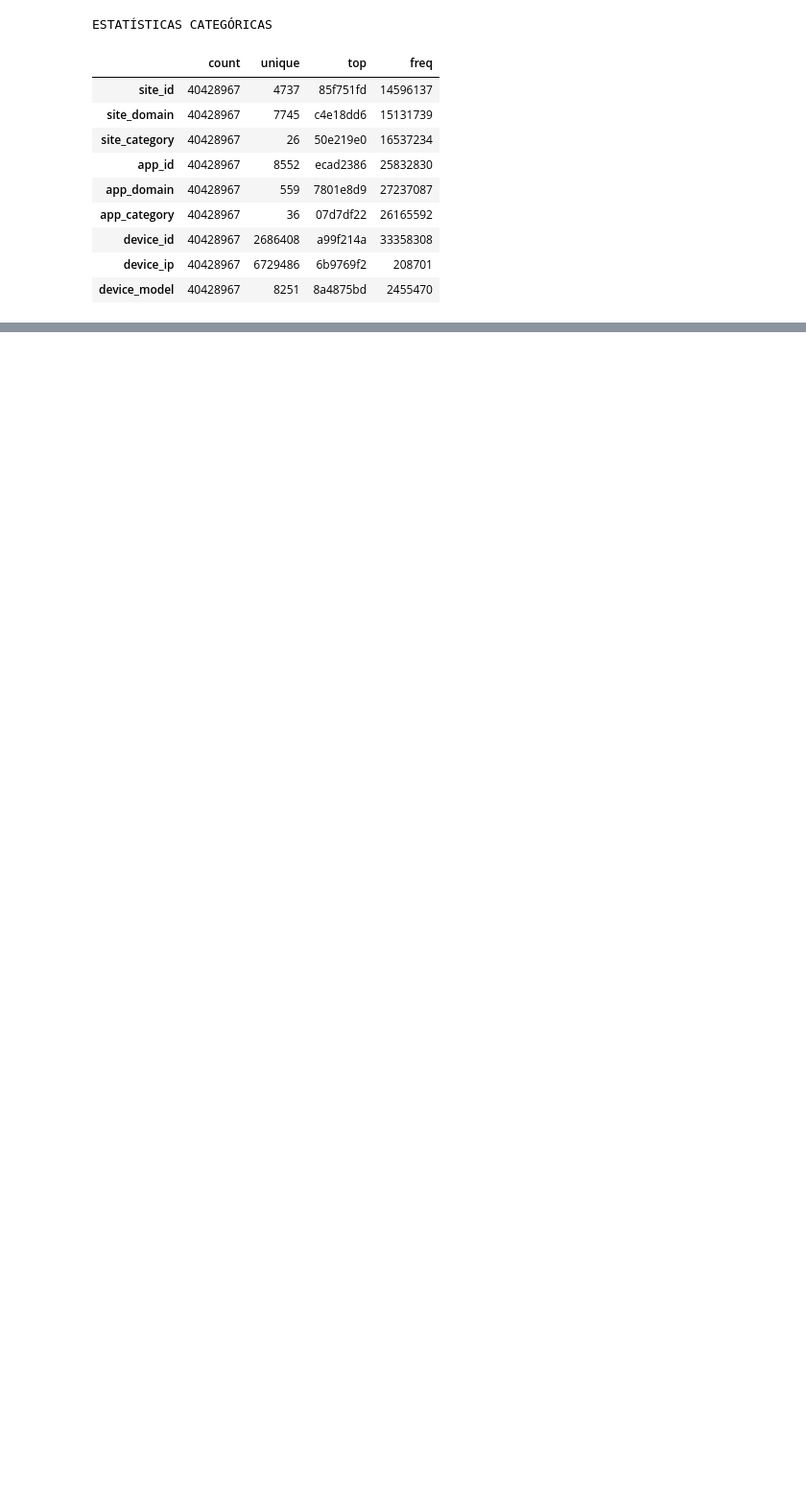
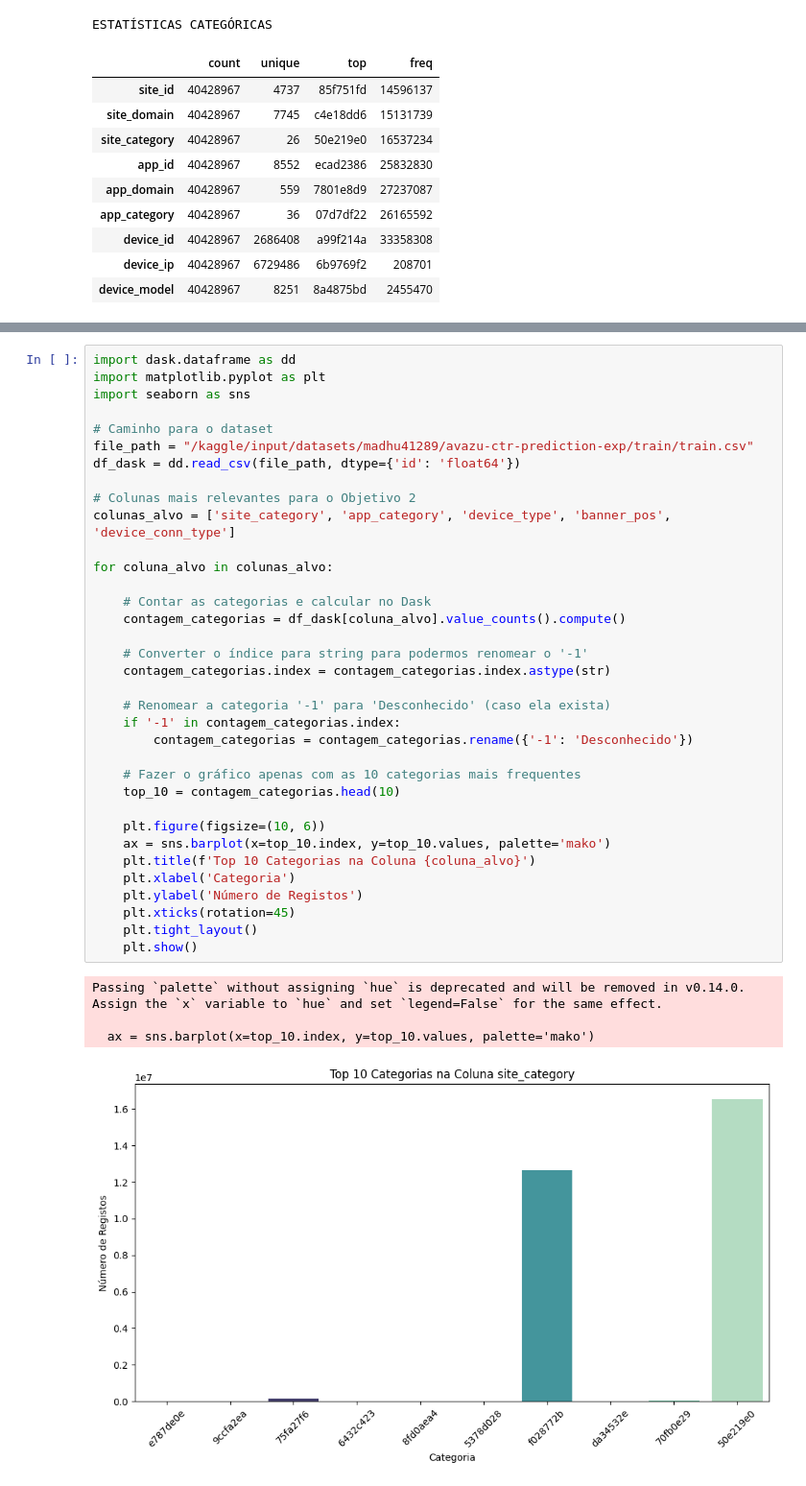
Before and after one commit to BernardoFernandes7/Projeto-Final, a Jupyter notebook: notebooks/projeto-cdg.ipynb, the cells around one changed output, grey strips where cells are left out. Shown at 96% size. Saved outputs shown, nothing was run; the diff lists cells and outputs as text; blank space fills up the shorter version.

```diff
--- a/notebooks/projeto-cdg.ipynb
+++ b/notebooks/projeto-cdg.ipynb
@@ -333,0 +400,40 @@ Feito por: Hugo Grou
+# %%
+import dask.dataframe as dd
+import matplotlib.pyplot as plt
+import seaborn as sns
+
+# Caminho para o dataset
+file_path = "/kaggle/input/datasets/madhu41289/avazu-ctr-prediction-exp/train/train.csv"
+df_dask = dd.read_csv(file_path, dtype={'id': 'float64'})
+
+# Colunas mais relevantes para o Objetivo 2
+colunas_alvo = ['site_category', 'app_category', 'device_type', 'banner_pos', 'device_conn_type']
+
+for coluna_alvo in colunas_alvo:
+
+    # Contar as categorias e calcular no Dask
+    contagem_categorias = df_dask[coluna_alvo].value_counts().compute()
+
+    # Converter o índice para string para podermos renomear o '-1'
+    contagem_categorias.index = contagem_categorias.index.astype(str)
+
+    # Renomear a categoria '-1' para 'Desconhecido' (caso ela exista)
+    if '-1' in contagem_categorias.index:
+        contagem_categorias = contagem_categorias.rename({'-1': 'Desconhecido'})
+
+    # Fazer o gráfico apenas com as 10 categorias mais frequentes
+    top_10 = contagem_categorias.head(10)
+
+    plt.figure(figsize=(10, 6))
+    ax = sns.barplot(x=top_10.index, y=top_10.values, palette='mako')
+    plt.title(f'Top 10 Categorias na Coluna {coluna_alvo}')
+    plt.xlabel('Categoria')
+    plt.ylabel('Número de Registos')
+    plt.xticks(rotation=45)
+    plt.tight_layout()
+    plt.show()
+# %% [output]
+Passing `palette` without assigning `hue` is deprecated and will be removed in v0.14.0. Assign the `x` variable to `hue` and set `legend=False` for the same effect.
+
+  ax = sns.barplot(x=top_10.index, y=top_10.values, palette='mako')
+[figure, added]
```
Also changed, not shown: parts of 29 cells of this notebook.
